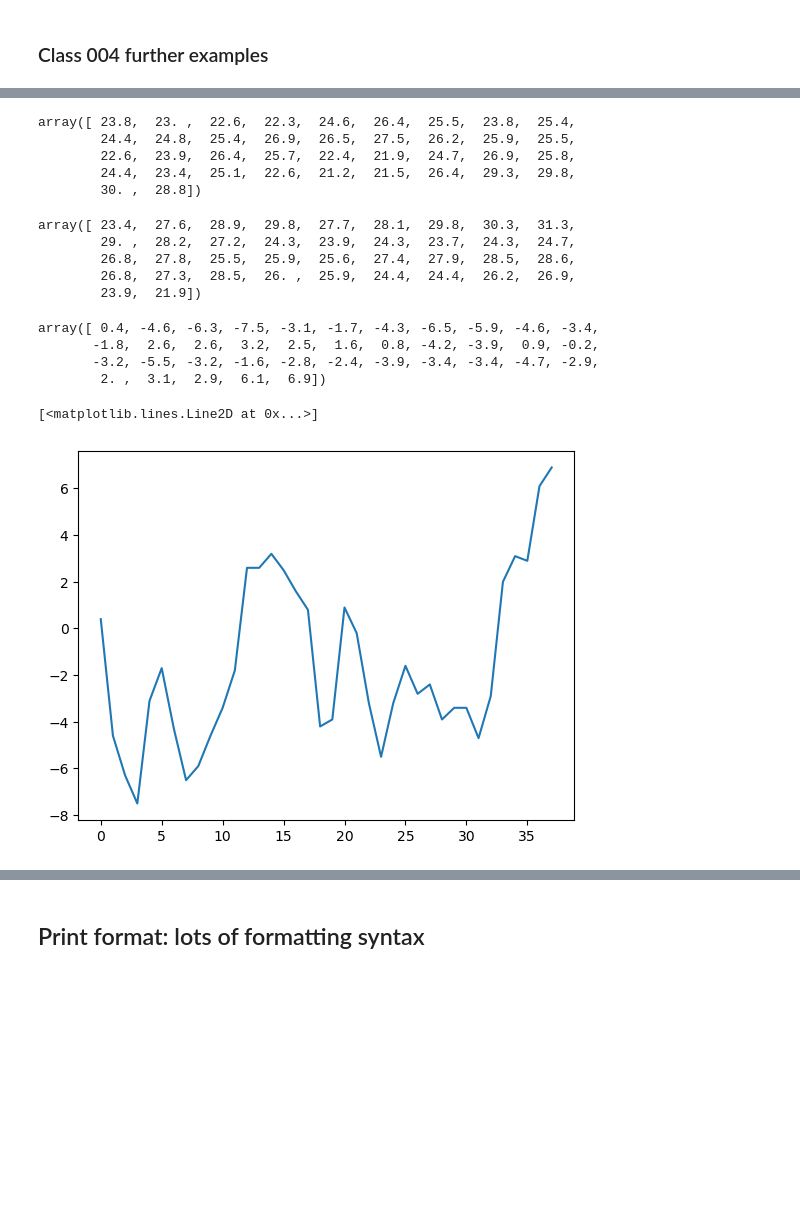
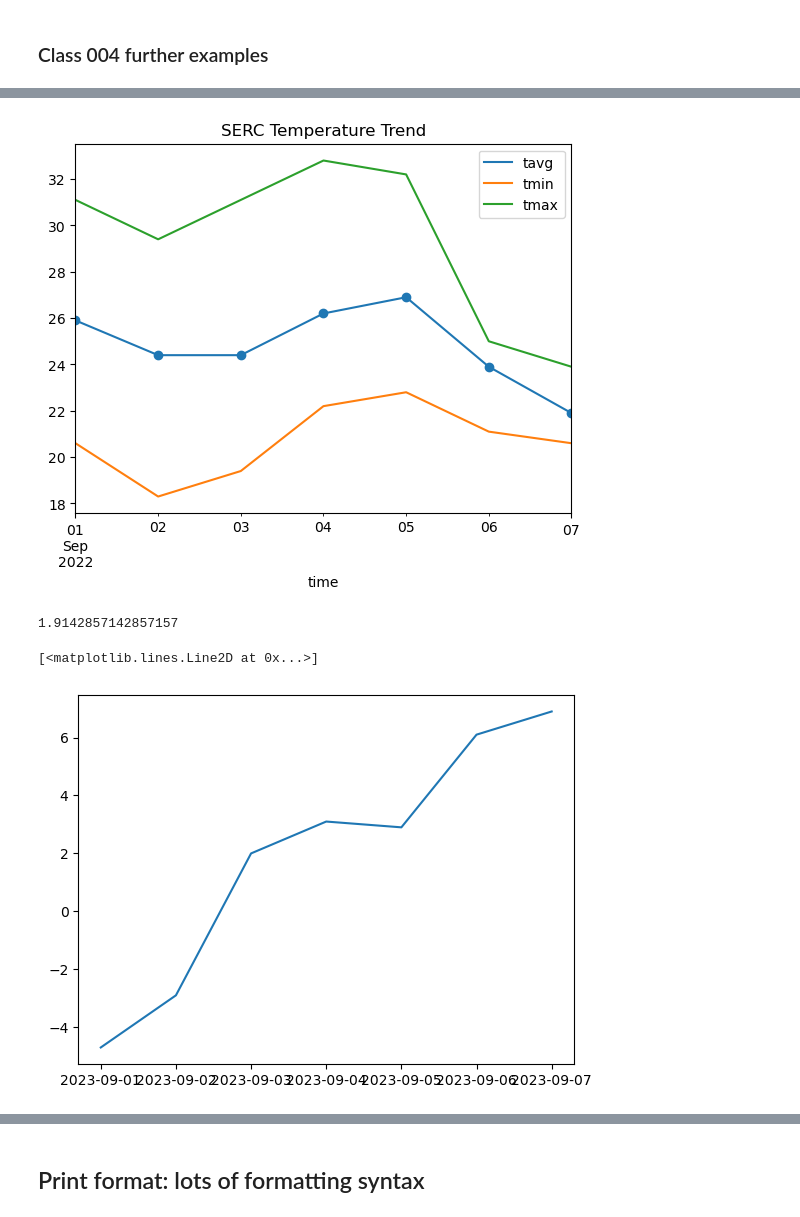
Before and after one commit to laserchemist/datascience, a Jupyter notebook: Fall 2023/Class_Examples/class004.ipynb, the cells around one changed output, grey strips where cells are left out. Drawn from its saved outputs; the diff is of its cells as text; code cells hidden in the pictures; blank space fills up the shorter version.

```diff
--- a/Fall 2023/Class_Examples/class004.ipynb
+++ b/Fall 2023/Class_Examples/class004.ipynb
@@ -115,6 +147,9 @@ Requirement already satisfied: six>=1.5 in /opt/conda/lib/python3.10/site-packag
 # %%
 # Set time period
-start = datetime(2023, 8, 1)
-end = datetime(2023, 9, 7)
+start = datetime(2022, 9, 1)
+end = datetime(2022, 9, 7)
 # Create Point for Philadelphia? 39.981, -75.153
 location = Point(39.981, -75.153, 10)
+# Get daily data for 2022
+data = Daily(location, start, end)
+data22 = data.fetch()
@@ -135,9 +177,16 @@ plt.show()
+# %%
+# Plot line chart including average, minimum and maximum temperature
+data22.plot(y=['tavg', 'tmin', 'tmax'])
+plt.scatter(x=data22.index,y=data22['tavg'])
+plt.title('SERC Temperature Trend')
+plt.savefig('SERC_temp.png')
+plt.show()
+# %% [output]
+[figure, added]
 # %%
 Temp23=data23['tavg'].values
-Temp23
+Temp22=data22['tavg'].values
+diff = Temp23-Temp22
+diff.mean()
 # %% [output]
-array([ 23.8,  23. ,  22.6,  22.3,  24.6,  26.4,  25.5,  23.8,  25.4,
-        24.4,  24.8,  25.4,  26.9,  26.5,  27.5,  26.2,  25.9,  25.5,
-        22.6,  23.9,  26.4,  25.7,  22.4,  21.9,  24.7,  26.9,  25.8,
-        24.4,  23.4,  25.1,  22.6,  21.2,  21.5,  26.4,  29.3,  29.8,
-        30. ,  28.8])
+1.9142857142857157
@@ -152,22 +193,5 @@ data22 = data.fetch()
-# %%
-Temp22=data22['tavg'].values
-Temp22
-# %% [output]
-array([ 23.4,  27.6,  28.9,  29.8,  27.7,  28.1,  29.8,  30.3,  31.3,
-        29. ,  28.2,  27.2,  24.3,  23.9,  24.3,  23.7,  24.3,  24.7,
-        26.8,  27.8,  25.5,  25.9,  25.6,  27.4,  27.9,  28.5,  28.6,
-        26.8,  27.3,  28.5,  26. ,  25.9,  24.4,  24.4,  26.2,  26.9,
-        23.9,  21.9])
-# %%
-diff = Temp23 - Temp22
-diff
-# %% [output]
-array([ 0.4, -4.6, -6.3, -7.5, -3.1, -1.7, -4.3, -6.5, -5.9, -4.6, -3.4,
-       -1.8,  2.6,  2.6,  3.2,  2.5,  1.6,  0.8, -4.2, -3.9,  0.9, -0.2,
-       -3.2, -5.5, -3.2, -1.6, -2.8, -2.4, -3.9, -3.4, -3.4, -4.7, -2.9,
-        2. ,  3.1,  2.9,  6.1,  6.9])
-# %%
-plt.plot(diff)
-# %% [output]
-[<matplotlib.lines.Line2D at 0x...>]
-[figure, removed]
+# %%
+plt.plot(data23.index,diff)
+# %% [output]
+[<matplotlib.lines.Line2D at 0x...>]
+[figure, added]
```
Also changed, not shown: parts of 23 cells of this notebook.
